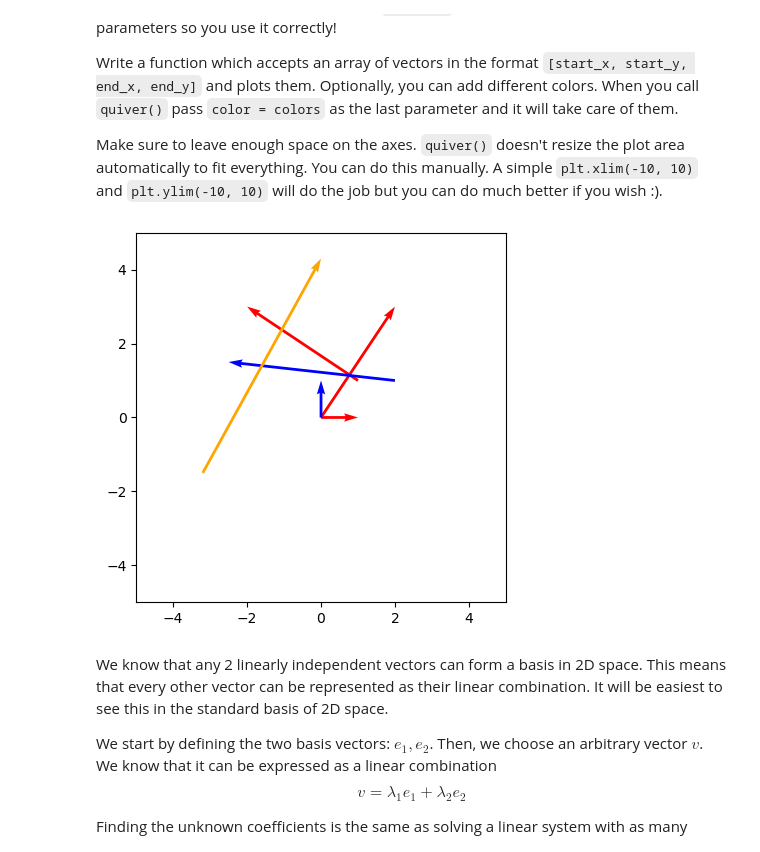
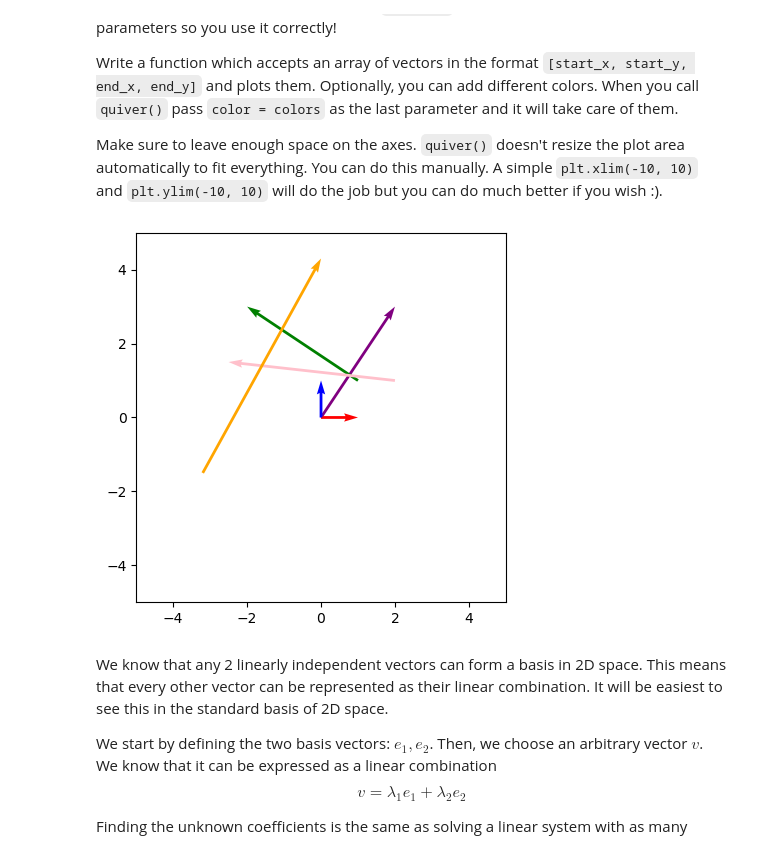
Before and after one commit to crystal-wolfer/SoftUni-AI-ML, a Jupyter notebook: Course 1 - Math For Developer/Excercises/4.Linear-Algebra-Exercise.ipynb, the cells around one changed output. Saved outputs shown, nothing was run; the diff lists cells and outputs as text; code cells hidden in the pictures.

```diff
--- a/Course 1 - Math For Developer/Excercises/4.Linear-Algebra-Exercise.ipynb
+++ b/Course 1 - Math For Developer/Excercises/4.Linear-Algebra-Exercise.ipynb
@@ -343,11 +343,11 @@ def plot_vectors(vectors, colors):
     plt.gca().set_aspect("equal") #Sets X and Y axis to be equal
     plt.show #Displays and "closes" the current figure
 # %%
-plot_vectors([[0, 0, 2, 3]], ["red"]) # One vector
+plot_vectors([[0, 0, 2, 3]], ["purple"]) # One vector
 plot_vectors([[0, 0, 1, 0], [0, 0, 0, 1]], ["red", "blue"]) # Two orthogonal vectors
-plot_vectors([[1, 1, -2, 3], [2, 1, -2.5, 1.5], [-3.2, -1.5, 0, 4.3]], ["red", "blue", "orange"]) # Three arbitrary vectors
+plot_vectors([[1, 1, -2, 3], [2, 1, -2.5, 1.5], [-3.2, -1.5, 0, 4.3]], ["green", "pink", "orange"]) # Three arbitrary vectors
 # %% [output]
-[figure, old version]
+[figure, new version]
 # %% [markdown]
 We know that any 2 linearly independent vectors can form a basis in 2D space. This means that every other vector can be represented as their linear combination. It will be easiest to see this in the standard basis of 2D space.
 
```
Also changed, not shown: 1 other file.
